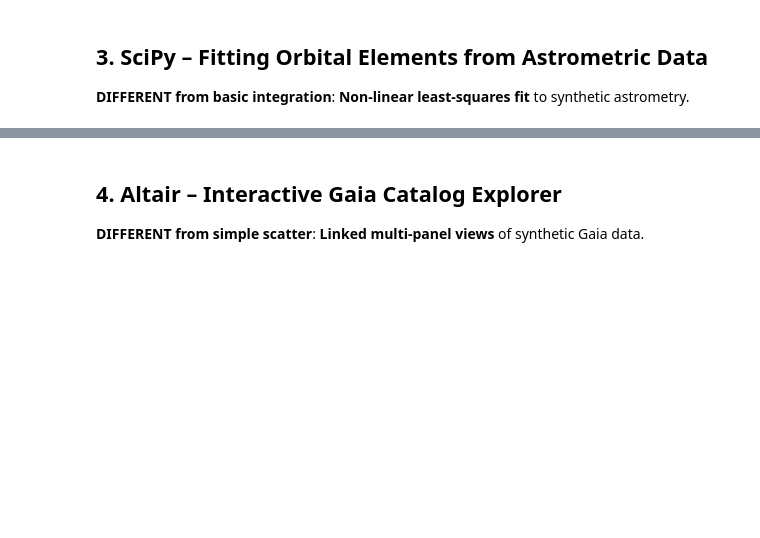
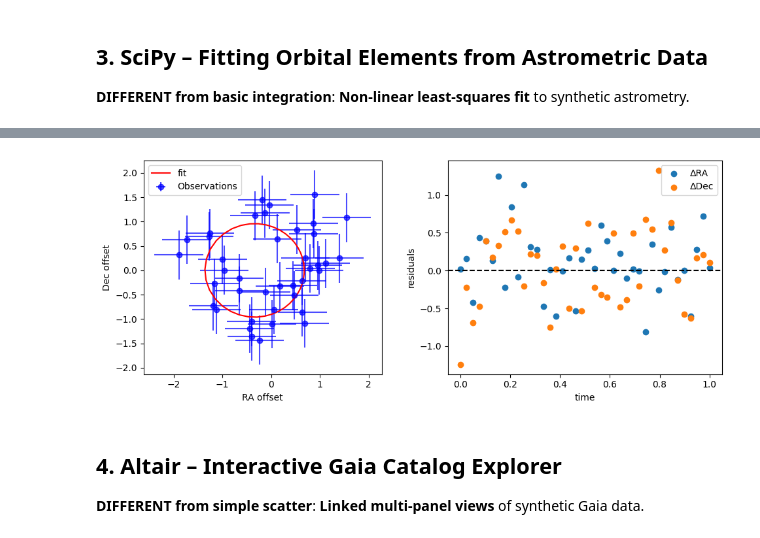
Before and after one commit to andrewphy/Computational_Astrophysics_2026-I_AFSR, a Jupyter notebook: Tareas/Ejercicios/Exersices_Python.ipynb, the cells around one changed output, grey strips where cells are left out. Cells and saved outputs as stored; diff of their text form; code cells hidden in the pictures; blank space fills up the shorter version.

Commit message:
feat: :zap: scipy hands do

```diff
--- a/Tareas/Ejercicios/Exersices_Python.ipynb
+++ b/Tareas/Ejercicios/Exersices_Python.ipynb
@@ -463,3 +484,102 @@ plt.show()
+# %%
+# ==========================================
+# NON-LINEAR LEAST-SQUARES FIT TO ASTROMETRY
+# ==========================================
+
+from scipy.optimize import least_squares
+
+
+# ------------------------------------------------
+# Modelo orbital simple
+# ------------------------------------------------
+def orbit_model(t, a, e, phi):
+
+    theta = 2*np.pi*t + phi
+
+    r = a*(1 - e**2)/(1 + e*np.cos(theta))
+
+    x = r*np.cos(theta)
+    y = r*np.sin(theta)
+
+    return x, y
+
+
+# ------------------------------------------------
+# Crear datos sintéticos
+# ------------------------------------------------
+
+np.random.seed(20020302)
+
+t_obs = np.linspace(0,1,40)
+
+true_params = [1.0, 0.4, 0.3]
+
+x_true, y_true = orbit_model(t_obs, *true_params)
+
+# agregar ruido observacional
+sigma=0.5
+x_obs = x_true + sigma*np.random.randn(len(t_obs))
+y_obs = y_true + sigma*np.random.randn(len(t_obs))
+
+
+# ------------------------------------------------
+# función de residuales
+# ------------------------------------------------
+def residuals(params):
+
+    x_model, y_model = orbit_model(t_obs, *params)
+
+    return np.concatenate([
+        x_obs - x_model,
+        y_obs - y_model
+    ])
+
+
+# ------------------------------------------------
+# ajuste no lineal
+# ------------------------------------------------
+
+p0 = [0.8, 0.2, 0.0]
+
+result = least_squares(residuals, p0)
+
+best_params = result.x
+
+
+# ------------------------------------------------
+# órbita ajustada
+# ------------------------------------------------
+
+x_fit, y_fit = orbit_model(t_obs, *best_params)
+
+
+# ------------------------------------------------
+# gráficos
+# ------------------------------------------------
+
+fig,(ax1,ax2)=plt.subplots(1,2,figsize=(10,4))
+
+# órbita
+ax1.errorbar(x_obs,y_obs,xerr=sigma,yerr=sigma,fmt='o',color='blue',alpha=0.7, label='Observations')
+ax1.plot(x_fit,y_fit,'r',label="fit")
+ax1.set_aspect('equal')
+ax1.set_xlabel("RA offset")
+ax1.set_ylabel("Dec offset")
+
+ax1.legend()
+
+# residuales
+ax2.scatter(t_obs,x_obs-x_fit,label="ΔRA")
+ax2.scatter(t_obs,y_obs-y_fit,label="ΔDec")
+ax2.axhline(0,color="k",ls="--")
+ax2.set_xlabel("time")
+ax2.set_ylabel("residuals")
+ax2.legend()
+
+plt.tight_layout()
+plt.show()
+# %% [output]
+[figure, added]
 # %% [markdown]
 ## 4. Altair – Interactive Gaia Catalog Explorer
 
```
Also changed, not shown: parts of 5 cells of this notebook, 5 other files.
